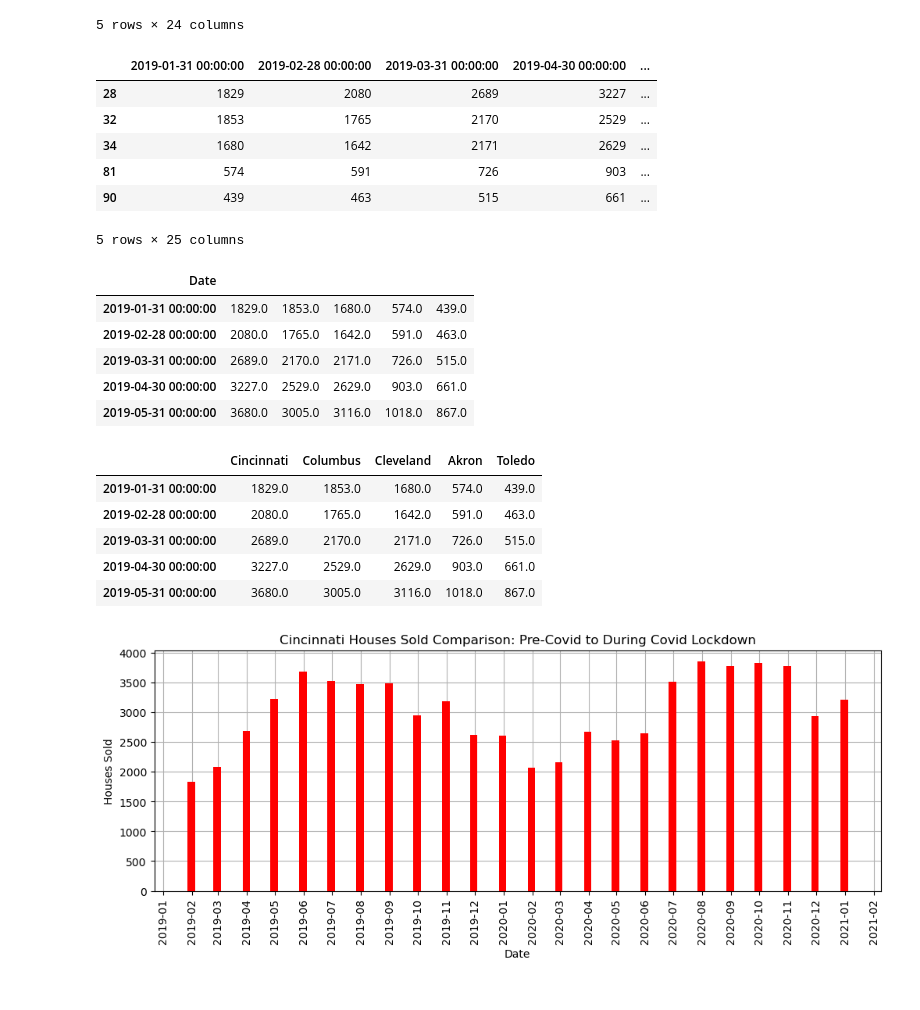
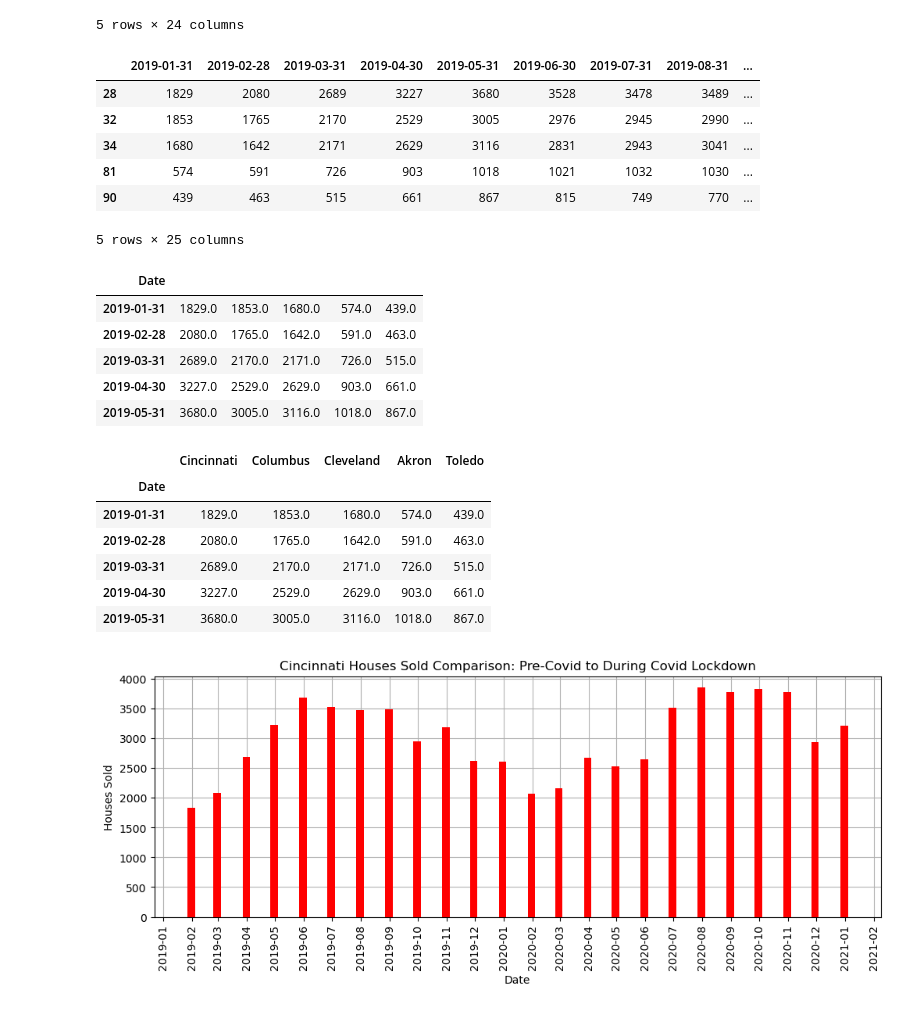
Before and after one commit to McKala1/Project-1, a Jupyter notebook: OSU_AI_Project_1.ipynb, the cells around one changed output. Saved outputs shown, nothing was run; the diff lists cells and outputs as text; code cells hidden in the pictures.

```diff
--- a/OSU_AI_Project_1.ipynb
+++ b/OSU_AI_Project_1.ipynb
@@ -389,7 +389,7 @@ covid_study_ohio
 5 rows × 24 columns
 # %%
 #Converting columns to datetime
-covid_study_ohio.columns = pd.to_datetime(covid_study_ohio.columns)
+covid_study_ohio.columns = pd.to_datetime(covid_study_ohio.columns).date
 covid_study_ohio
 # %% [output]
 |  | 2019-01-31 | 2019-02-28 | 2019-03-31 | 2019-04-30 | 2019-05-31 | 2019-06-30 | 2019-07-31 | 2019-08-31 | ... |
@@ -404,12 +404,12 @@ covid_study_ohio
 covid_study_ohio['Date'] = ''
 covid_study_ohio
 # %% [output]
-|  | 2019-01-31 00:00:00 | 2019-02-28 00:00:00 | 2019-03-31 00:00:00 | 2019-04-30 00:00:00 | ... |
-| 28 | 1829 | 2080 | 2689 | 3227 | ... |
-| 32 | 1853 | 1765 | 2170 | 2529 | ... |
-| 34 | 1680 | 1642 | 2171 | 2629 | ... |
-| 81 | 574 | 591 | 726 | 903 | ... |
-| 90 | 439 | 463 | 515 | 661 | ... |
+|  | 2019-01-31 | 2019-02-28 | 2019-03-31 | 2019-04-30 | 2019-05-31 | 2019-06-30 | 2019-07-31 | 2019-08-31 | ... |
+| 28 | 1829 | 2080 | 2689 | 3227 | 3680 | 3528 | 3478 | 3489 | ... |
+| 32 | 1853 | 1765 | 2170 | 2529 | 3005 | 2976 | 2945 | 2990 | ... |
+| 34 | 1680 | 1642 | 2171 | 2629 | 3116 | 2831 | 2943 | 3041 | ... |
+| 81 | 574 | 591 | 726 | 903 | 1018 | 1021 | 1032 | 1030 | ... |
+| 90 | 439 | 463 | 515 | 661 | 867 | 815 | 749 | 770 | ... |
 5 rows × 25 columns
 # %%
 #Transpose data and set 'Date' column as index.
@@ -417,22 +417,24 @@ covid_study_ohio = covid_study_ohio.set_index('Date').T
 covid_study_ohio.head()
 # %% [output]
 | Date |  |  |  |  |  |
-| 2019-01-31 00:00:00 | 1829.0 | 1853.0 | 1680.0 | 574.0 | 439.0 |
-| 2019-02-28 00:00:00 | 2080.0 | 1765.0 | 1642.0 | 591.0 | 463.0 |
-| 2019-03-31 00:00:00 | 2689.0 | 2170.0 | 2171.0 | 726.0 | 515.0 |
-| 2019-04-30 00:00:00 | 3227.0 | 2529.0 | 2629.0 | 903.0 | 661.0 |
-| 2019-05-31 00:00:00 | 3680.0 | 3005.0 | 3116.0 | 1018.0 | 867.0 |
+| 2019-01-31 | 1829.0 | 1853.0 | 1680.0 | 574.0 | 439.0 |
+| 2019-02-28 | 2080.0 | 1765.0 | 1642.0 | 591.0 | 463.0 |
+| 2019-03-31 | 2689.0 | 2170.0 | 2171.0 | 726.0 | 515.0 |
+| 2019-04-30 | 3227.0 | 2529.0 | 2629.0 | 903.0 | 661.0 |
+| 2019-05-31 | 3680.0 | 3005.0 | 3116.0 | 1018.0 | 867.0 |
 # %%
 #Name blank columns
 covid_study_ohio.columns = ['Cincinnati', 'Columbus', 'Cleveland', 'Akron', 'Toledo']
+covid_study_ohio.index.name = 'Date'
 covid_study_ohio.head()
 # %% [output]
 |  | Cincinnati | Columbus | Cleveland | Akron | Toledo |
-| 2019-01-31 00:00:00 | 1829.0 | 1853.0 | 1680.0 | 574.0 | 439.0 |
-| 2019-02-28 00:00:00 | 2080.0 | 1765.0 | 1642.0 | 591.0 | 463.0 |
-| 2019-03-31 00:00:00 | 2689.0 | 2170.0 | 2171.0 | 726.0 | 515.0 |
-| 2019-04-30 00:00:00 | 3227.0 | 2529.0 | 2629.0 | 903.0 | 661.0 |
-| 2019-05-31 00:00:00 | 3680.0 | 3005.0 | 3116.0 | 1018.0 | 867.0 |
+| Date |  |  |  |  |  |
+| 2019-01-31 | 1829.0 | 1853.0 | 1680.0 | 574.0 | 439.0 |
+| 2019-02-28 | 2080.0 | 1765.0 | 1642.0 | 591.0 | 463.0 |
+| 2019-03-31 | 2689.0 | 2170.0 | 2171.0 | 726.0 | 515.0 |
+| 2019-04-30 | 3227.0 | 2529.0 | 2629.0 | 903.0 | 661.0 |
+| 2019-05-31 | 3680.0 | 3005.0 | 3116.0 | 1018.0 | 867.0 |
 # %%
 #Set x axis and tick locations for Ohio covid lockdown data (for Cincinnati)
 x_axis = np.arange(len(covid_study_ohio['Cincinnati']))
```
Also changed, not shown: parts of 7 cells of this notebook.
